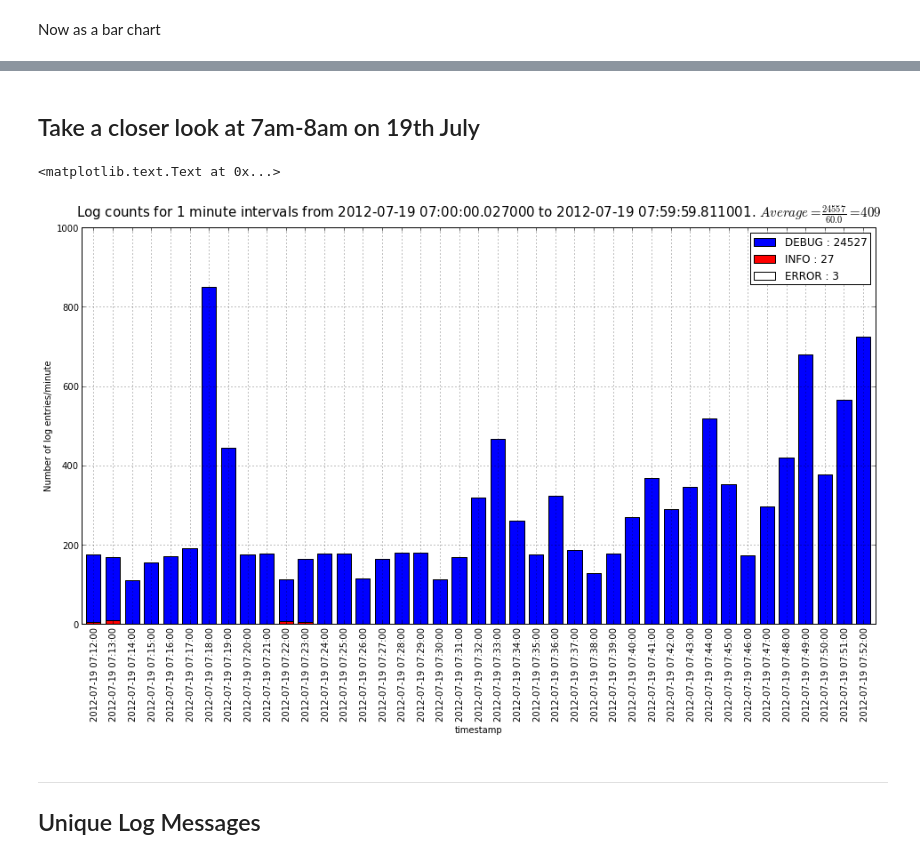
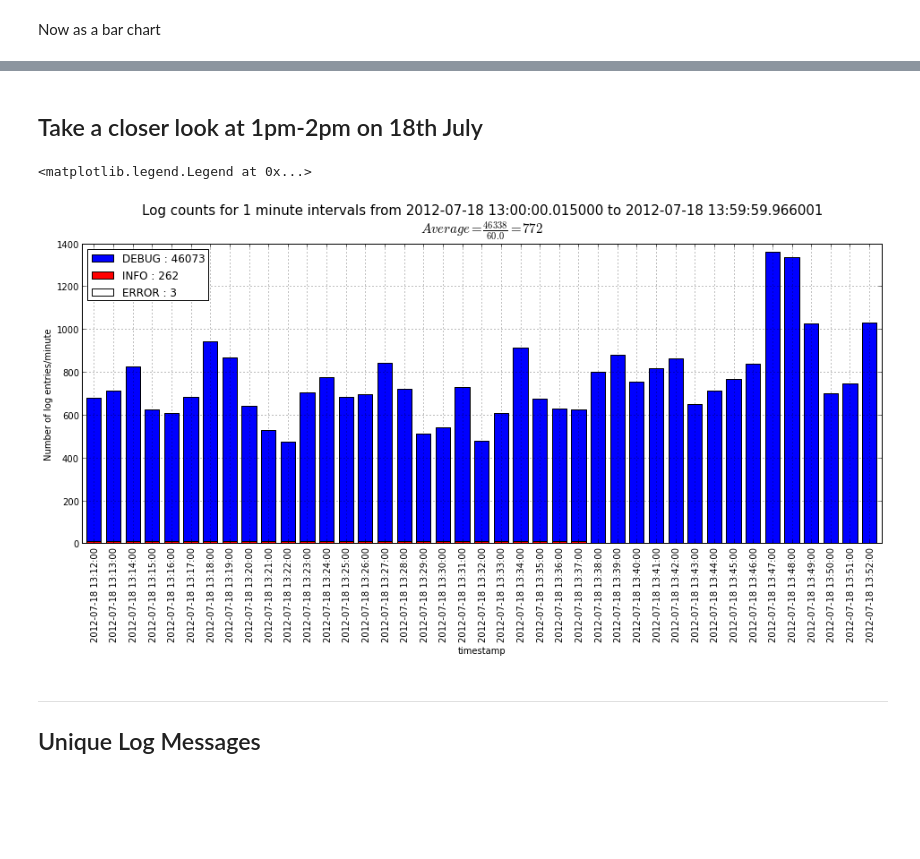
Before and after one commit to peterwilliams97/log_analysis, a Jupyter notebook: nb_pandas.ipynb, the cells around one changed output, grey strips where cells are left out. Cells and saved outputs as stored; diff of their text form; code cells hidden in the pictures; blank space fills up the shorter version.

```diff
--- a/nb_pandas.ipynb
+++ b/nb_pandas.ipynb
@@ -11,4 +13,7 @@ import re, sys, glob
 import pandas as pd
 from pandas import DataFrame, Series, Timestamp, DateOffset
 import matplotlib as mpl
+WIDTH = 16
 mpl.rcParams['axes.color_cycle'] = ['b', 'r', 'c', 'y', 'k', 'm']
+mpl.rcParams['legend.loc'] = 'best'
+mpl.rcParams['figure.figsize'] = [WIDTH, 4]
@@ -219,22 +237,24 @@ ylabel('Number of log entries/hour')
 # %% [markdown]
-Take a closer look at 7am-8am on 19th July
+Take a closer look at 1pm-2pm on 18th July
 ------------------------------------------
 # %%
-df7am = df['2012-07-19 07:00' : '2012-07-19 07:59']
+df7am = df['2012-07-18 13:00' : '2012-07-18 13:59']
 
-plt.figsize(WIDTH,8)
 for i,level in enumerate(levels):
     bars = df7am[df7am.level==level].logfile.resample('1min', how='count')
     bars.plot(kind='bar', color=colors[i], label='%s : %d' % (level, len(df7am[df7am.level==level])))
-legend(loc='best')
+
 minutes = (df7am.index.max() - df7am.index.min()).total_seconds()/60
-title(r'''Log counts for 1 minute intervals from %s to %s. $Average=\frac{%d}{%.1f}=%d$
+
+title(r'''Log counts for 1 minute intervals from %s to %s
+$Average=\frac{%d}{%.1f}=%d$
 ''' % (df7am.index.min(), df7am.index.max(),
        len(df7am), minutes, int(len(df7am)/minutes)), size=15)
 ylabel('Number of log entries/minute')
+legend()
 # %% [output]
-<matplotlib.text.Text at 0x...>
+<matplotlib.legend.Legend at 0x...>
-[figure, old version]
+[figure, new version]
 # %% [markdown]
 ***
 Unique Log Messages
```
Also changed, not shown: parts of 27 cells of this notebook.
